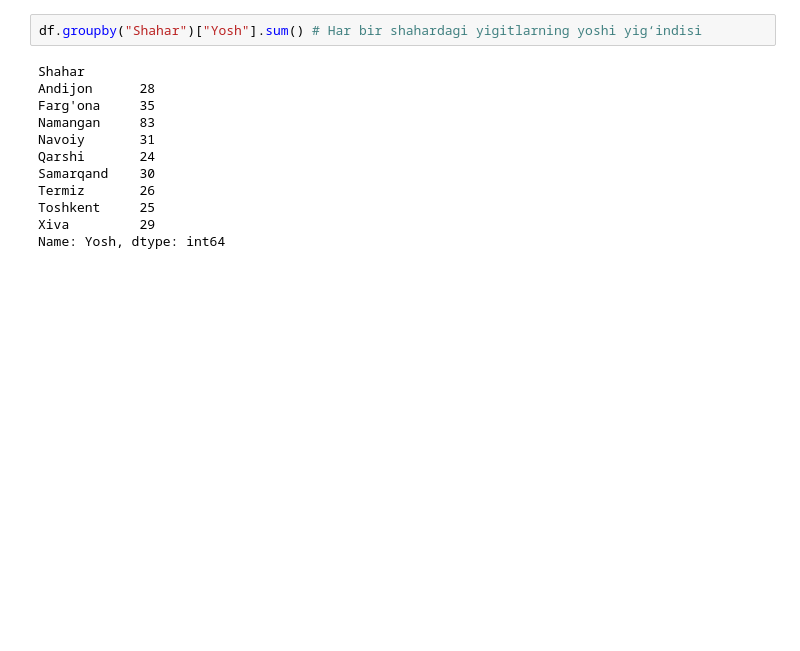
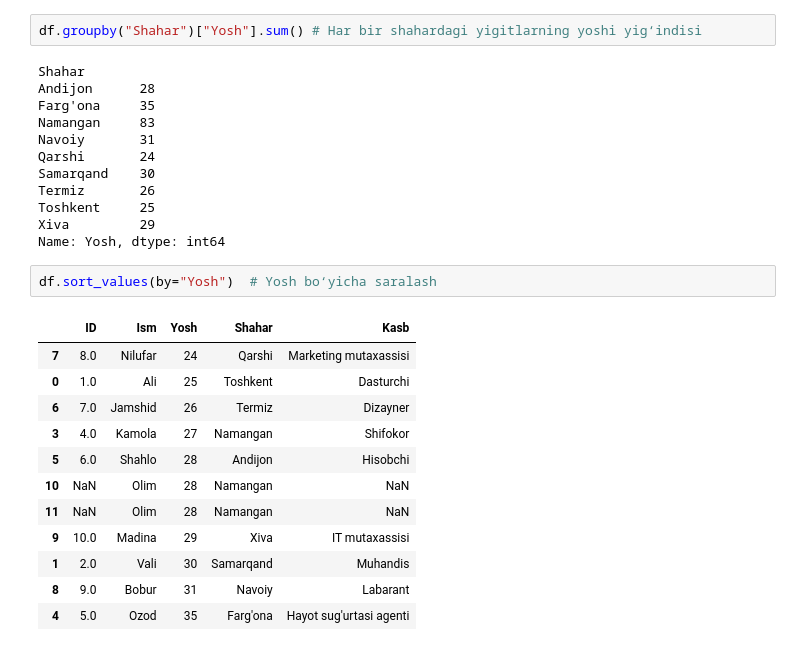
Before and after one commit to ZoyidjonNasretdinov/pandas-turtorial, a Jupyter notebook: main.ipynb, the cells around one changed output. Drawn from its saved outputs; the diff is of its cells as text; blank space fills up the shorter version.

Commit message:
📍 10. Ma’lumotlarni saralash

```diff
--- a/main.ipynb
+++ b/main.ipynb
@@ -273,3 +273,18 @@ Termiz       26
 Toshkent     25
 Xiva         29
 Name: Yosh, dtype: int64
+# %%
+df.sort_values(by="Yosh")  # Yosh bo‘yicha saralash
+# %% [output]
+|  | ID | Ism | Yosh | Shahar | Kasb |
+| 7 | 8.0 | Nilufar | 24 | Qarshi | Marketing mutaxassisi |
+| 0 | 1.0 | Ali | 25 | Toshkent | Dasturchi |
+| 6 | 7.0 | Jamshid | 26 | Termiz | Dizayner |
+| 3 | 4.0 | Kamola | 27 | Namangan | Shifokor |
+| 5 | 6.0 | Shahlo | 28 | Andijon | Hisobchi |
+| 10 | NaN | Olim | 28 | Namangan | NaN |
+| 11 | NaN | Olim | 28 | Namangan | NaN |
+| 9 | 10.0 | Madina | 29 | Xiva | IT mutaxassisi |
+| 1 | 2.0 | Vali | 30 | Samarqand | Muhandis |
+| 8 | 9.0 | Bobur | 31 | Navoiy | Labarant |
+| 4 | 5.0 | Ozod | 35 | Farg'ona | Hayot sug'urtasi agenti |
```
Also changed, not shown: parts of 2 cells of this notebook.
